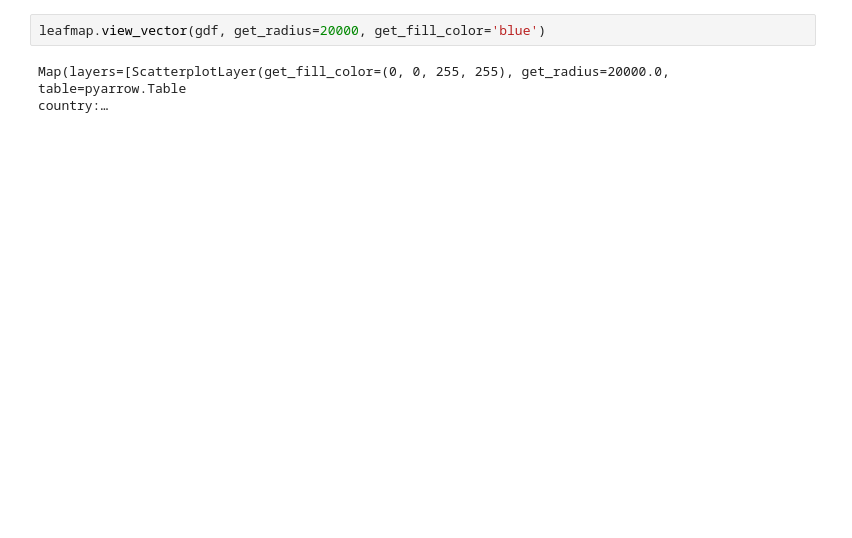
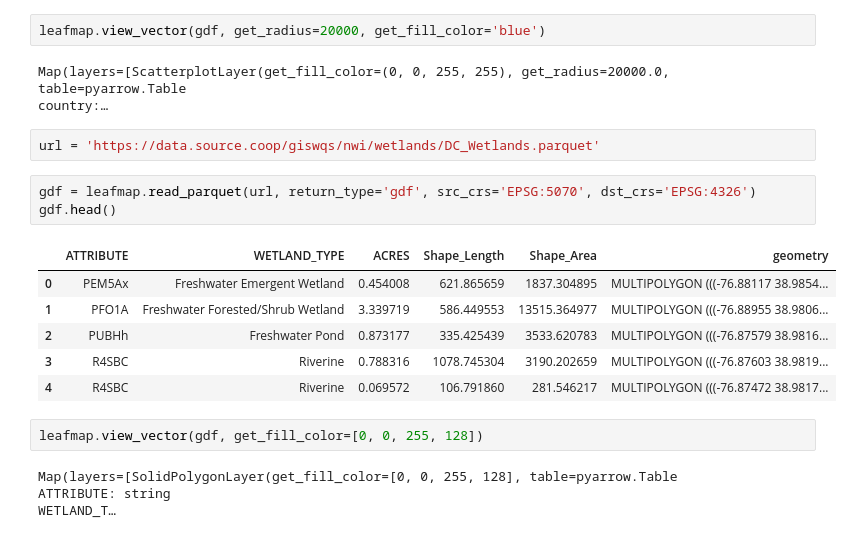
Before and after one commit to zyang91/spatial_data_management, a Jupyter notebook: Duckdb/data_visulization.ipynb, the cells around one changed output. Drawn from its saved outputs; the diff is of its cells as text; blank space fills up the shorter version.

```diff
--- a/Duckdb/data_visulization.ipynb
+++ b/Duckdb/data_visulization.ipynb
@@ -23,3 +23,21 @@ leafmap.view_vector(gdf, get_radius=20000, get_fill_color='blue')
 # %% [output]
 Map(layers=[ScatterplotLayer(get_fill_color=(0, 0, 255, 255), get_radius=20000.0, table=pyarrow.Table
 country:…
+# %%
+url = 'https://data.source.coop/giswqs/nwi/wetlands/DC_Wetlands.parquet'
+# %%
+gdf = leafmap.read_parquet(url, return_type='gdf', src_crs='EPSG:5070', dst_crs='EPSG:4326')
+gdf.head()
+# %% [output]
+|  | ATTRIBUTE | WETLAND_TYPE | ACRES | Shape_Length | Shape_Area | geometry |
+| 0 | PEM5Ax | Freshwater Emergent Wetland | 0.454008 | 621.865659 | 1837.304895 | MULTIPOLYGON (((-76.88117 38.9854... |
+| 1 | PFO1A | Freshwater Forested/Shrub Wetland | 3.339719 | 586.449553 | 13515.364977 | MULTIPOLYGON (((-76.88955 38.9806... |
+| 2 | PUBHh | Freshwater Pond | 0.873177 | 335.425439 | 3533.620783 | MULTIPOLYGON (((-76.87579 38.9816... |
+| 3 | R4SBC | Riverine | 0.788316 | 1078.745304 | 3190.202659 | MULTIPOLYGON (((-76.87603 38.9819... |
+| 4 | R4SBC | Riverine | 0.069572 | 106.791860 | 281.546217 | MULTIPOLYGON (((-76.87472 38.9817... |
+# %%
+leafmap.view_vector(gdf, get_fill_color=[0, 0, 255, 128])
+# %% [output]
+Map(layers=[SolidPolygonLayer(get_fill_color=[0, 0, 255, 128], table=pyarrow.Table
+ATTRIBUTE: string
+WETLAND_T…
```
